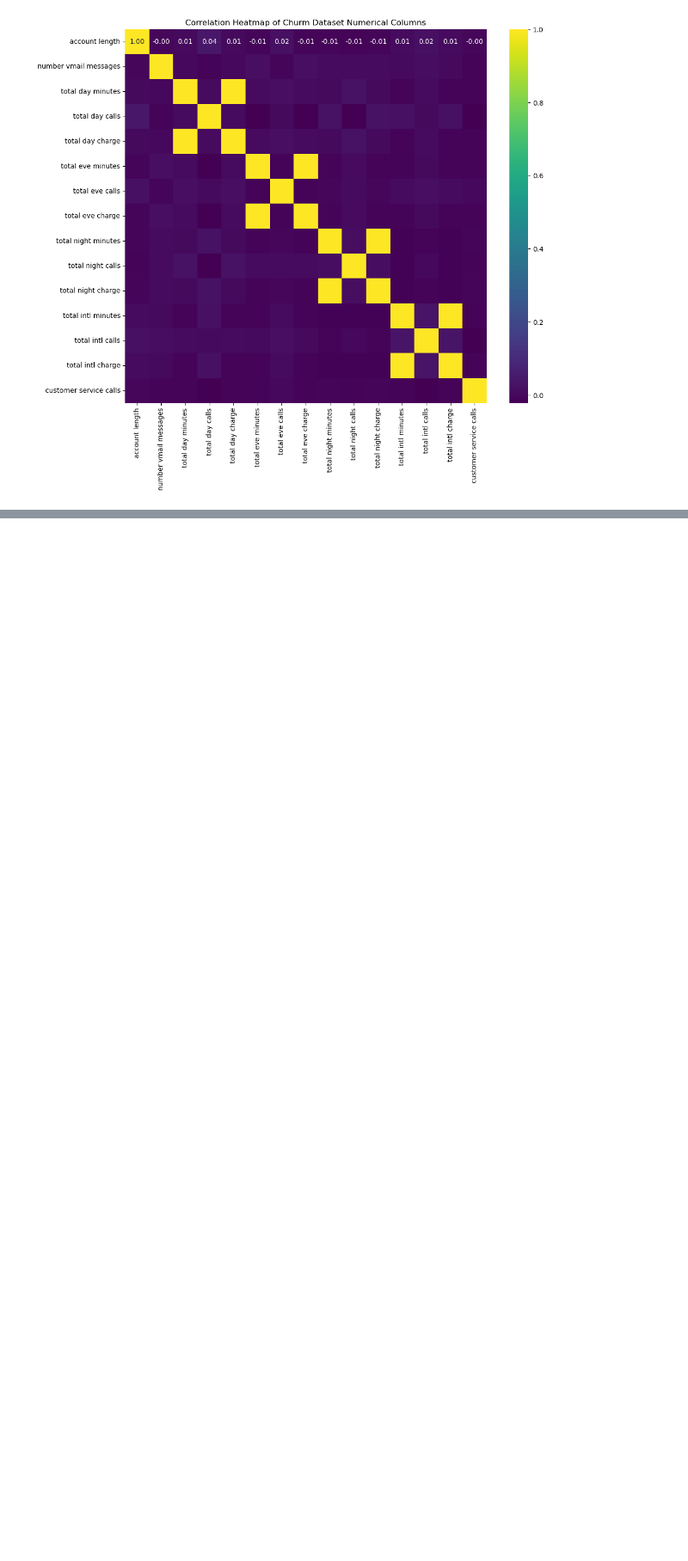
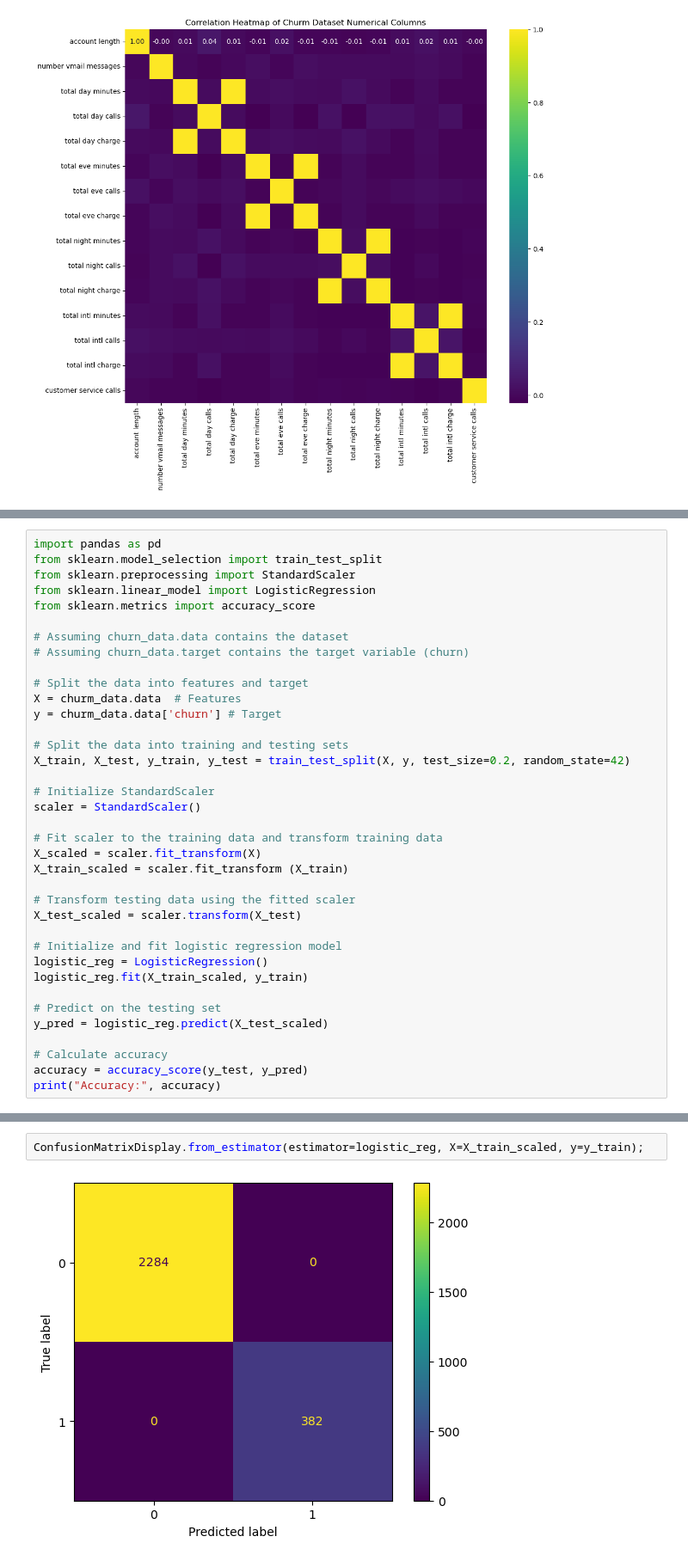
Before and after one commit to winnycodegurl/MachineLearningprojectphase3, a Jupyter notebook: Studentnotebook.ipynb, the cells around one changed output, grey strips where cells are left out. Shown at 86% size. Cells and saved outputs as stored; diff of their text form; blank space fills up the shorter version.

Commit message:
modelling

```diff
--- a/Studentnotebook.ipynb
+++ b/Studentnotebook.ipynb
@@ -529,0 +609,37 @@ plt.show()
+# %%
+import pandas as pd
+from sklearn.model_selection import train_test_split
+from sklearn.preprocessing import StandardScaler
+from sklearn.linear_model import LogisticRegression
+from sklearn.metrics import accuracy_score
+
+# Assuming churn_data.data contains the dataset
+# Assuming churn_data.target contains the target variable (churn)
+
+# Split the data into features and target
+X = churm_data.data  # Features
+y = churm_data.data['churn'] # Target
+
+# Split the data into training and testing sets
+X_train, X_test, y_train, y_test = train_test_split(X, y, test_size=0.2, random_state=42)
+
+# Initialize StandardScaler
+scaler = StandardScaler()
+
+# Fit scaler to the training data and transform training data
+X_scaled = scaler.fit_transform(X)
+X_train_scaled = scaler.fit_transform (X_train)
+
+# Transform testing data using the fitted scaler
+X_test_scaled = scaler.transform(X_test)
+
+# Initialize and fit logistic regression model
+logistic_reg = LogisticRegression()
+logistic_reg.fit(X_train_scaled, y_train)
+
+# Predict on the testing set
+y_pred = logistic_reg.predict(X_test_scaled)
+
+# Calculate accuracy
+accuracy = accuracy_score(y_test, y_pred)
+print("Accuracy:", accuracy)
@@ -529,0 +653,4 @@ plt.show()
+# %%
+ConfusionMatrixDisplay.from_estimator(estimator=logistic_reg, X=X_train_scaled, y=y_train);
+# %% [output]
+[figure, added]
```
Also changed, not shown: parts of 10 cells of this notebook.
